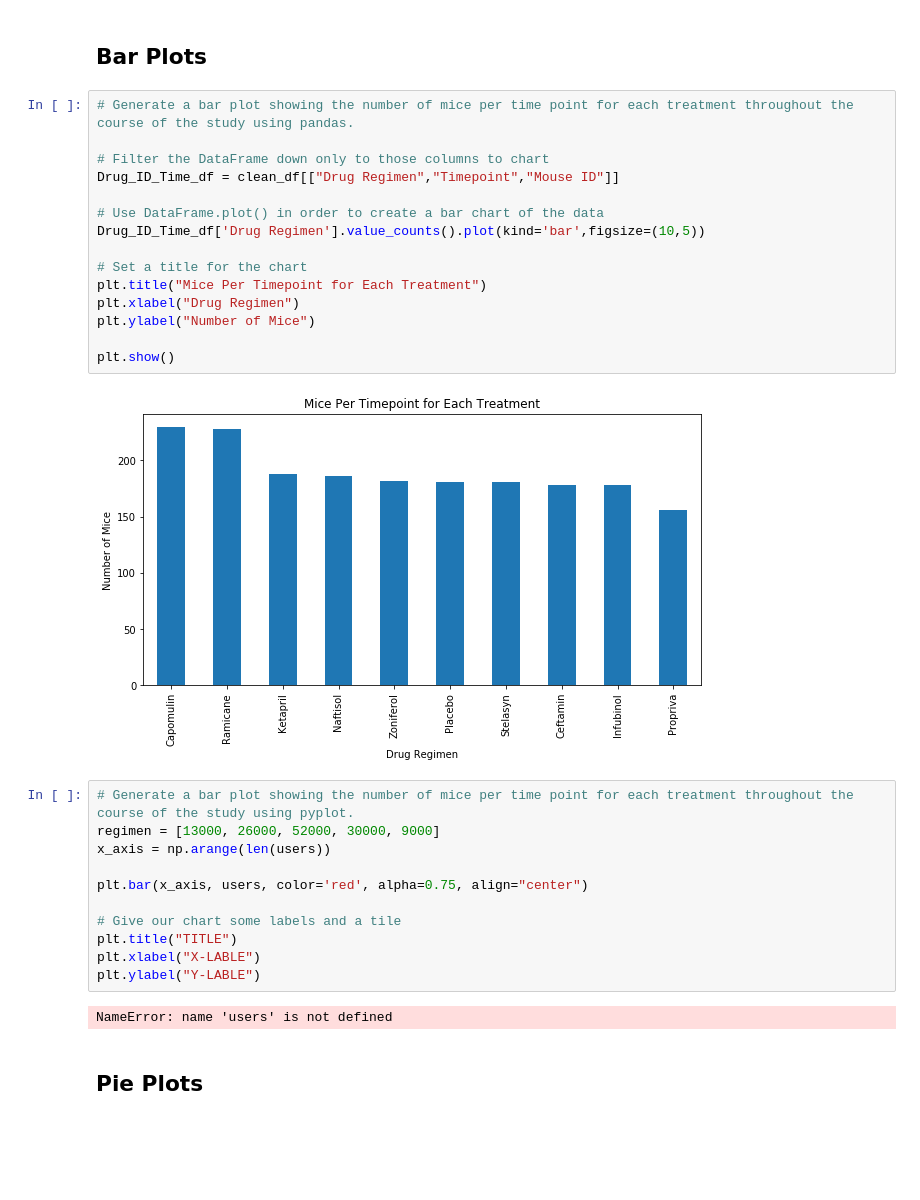
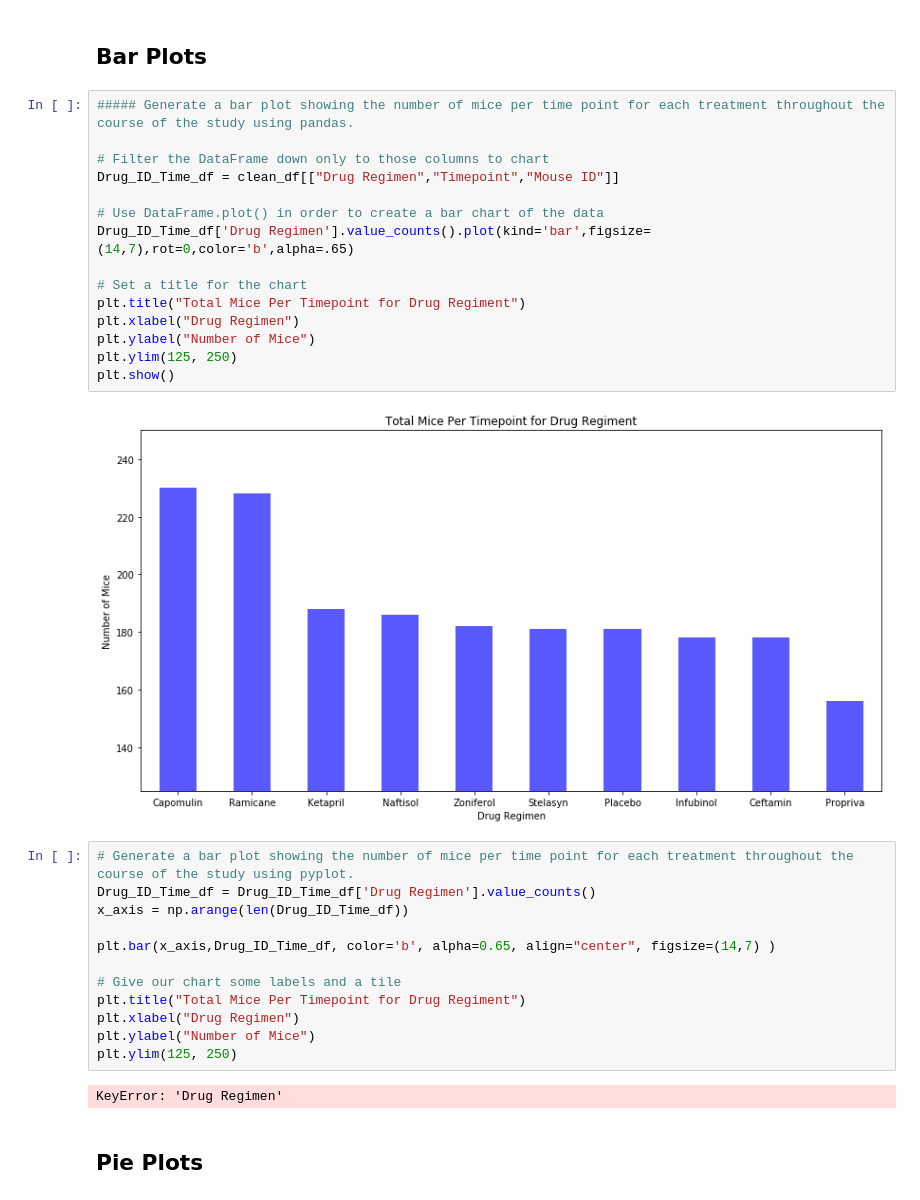
Before and after one commit to JPHebert32/matplotlib-challenge, a Jupyter notebook: Pymaceuticals/main.ipynb, the cells around one changed output. Drawn from its saved outputs; the diff is of its cells as text; blank space fills up the shorter version.

```diff
--- a/Pymaceuticals/main.ipynb
+++ b/Pymaceuticals/main.ipynb
@@ -135,35 +135,36 @@ Regimen_Summary_df
 # %% [markdown]
 ## Bar Plots
 # %%
-# Generate a bar plot showing the number of mice per time point for each treatment throughout the course of the study using pandas.
+##### Generate a bar plot showing the number of mice per time point for each treatment throughout the course of the study using pandas.
 
 # Filter the DataFrame down only to those columns to chart
 Drug_ID_Time_df = clean_df[["Drug Regimen","Timepoint","Mouse ID"]]
 
 # Use DataFrame.plot() in order to create a bar chart of the data
-Drug_ID_Time_df['Drug Regimen'].value_counts().plot(kind='bar',figsize=(10,5))
+Drug_ID_Time_df['Drug Regimen'].value_counts().plot(kind='bar',figsize=(14,7),rot=0,color='b',alpha=.65)
 
 # Set a title for the chart
-plt.title("Mice Per Timepoint for Each Treatment")
+plt.title("Total Mice Per Timepoint for Drug Regiment")
 plt.xlabel("Drug Regimen")
 plt.ylabel("Number of Mice")
-
+plt.ylim(125, 250)
 plt.show()
 # %% [output]
-[figure, old version]
+[figure, new version]
 # %%
 # Generate a bar plot showing the number of mice per time point for each treatment throughout the course of the study using pyplot.
-regimen = [13000, 26000, 52000, 30000, 9000]
-x_axis = np.arange(len(users))
+Drug_ID_Time_df = Drug_ID_Time_df['Drug Regimen'].value_counts()
+x_axis = np.arange(len(Drug_ID_Time_df))
 
-plt.bar(x_axis, users, color='red', alpha=0.75, align="center")
+plt.bar(x_axis,Drug_ID_Time_df, color='b', alpha=0.65, align="center", figsize=(14,7) )
 
 # Give our chart some labels and a tile
-plt.title("TITLE")
-plt.xlabel("X-LABLE")
-plt.ylabel("Y-LABLE")
+plt.title("Total Mice Per Timepoint for Drug Regiment")
+plt.xlabel("Drug Regimen")
+plt.ylabel("Number of Mice")
+plt.ylim(125, 250)
 # %% [output]
-NameError: name 'users' is not defined
+KeyError: 'Drug Regimen'
 # %% [markdown]
 ## Pie Plots
 # %%
```
Also changed, not shown: parts of 6 cells of this notebook.
